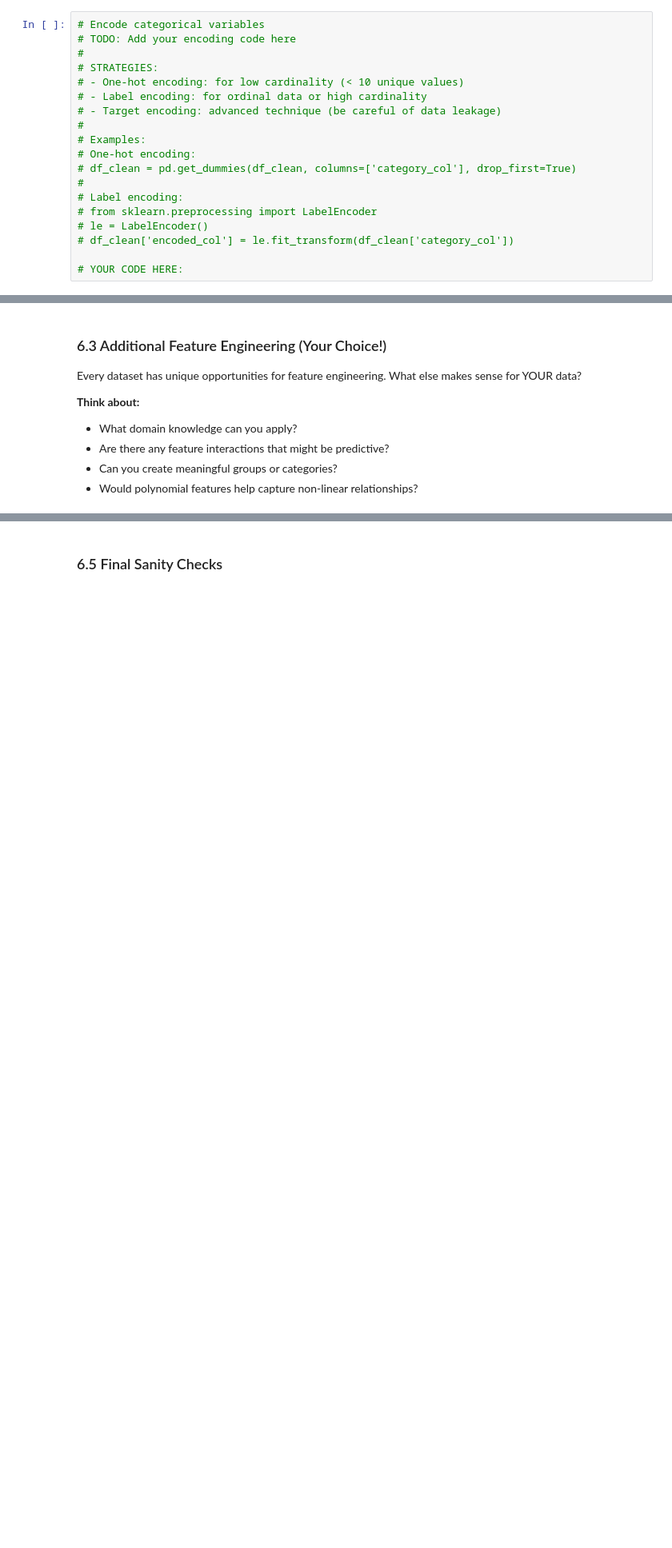
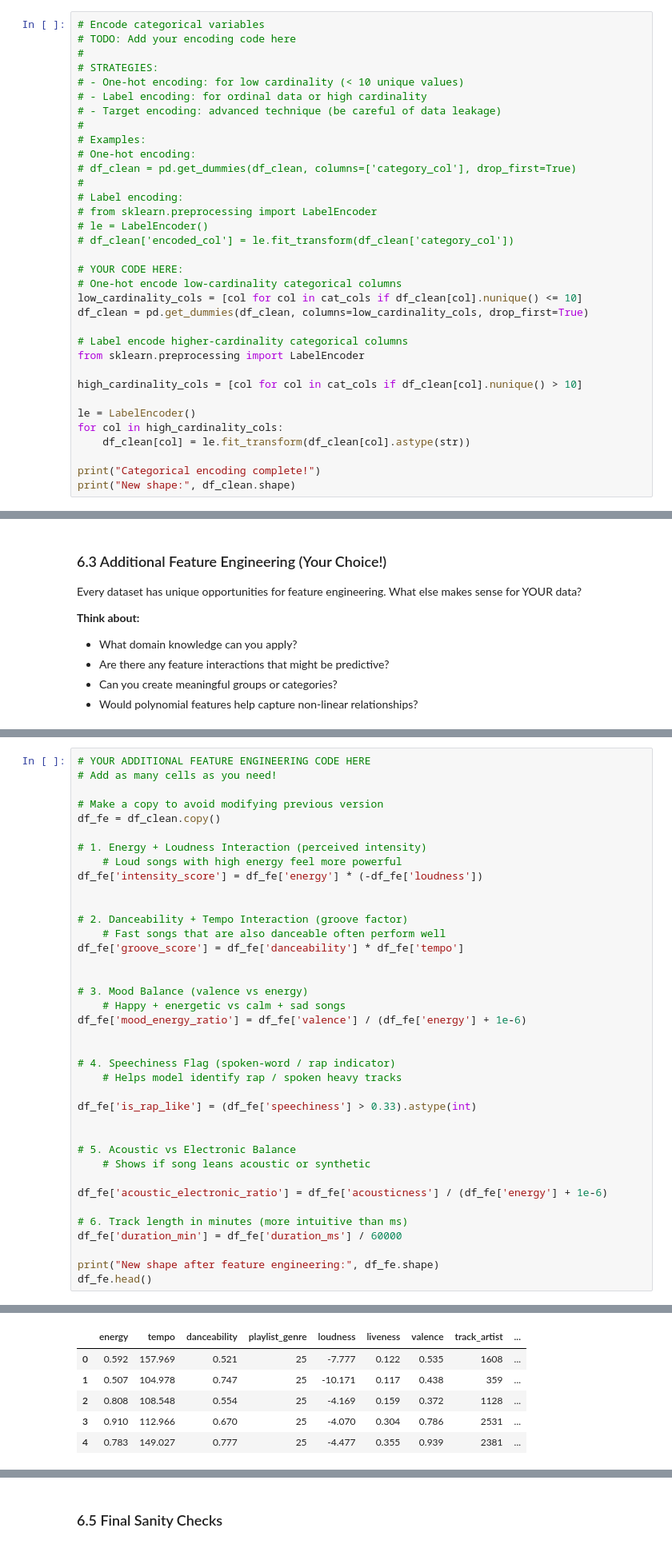
Before and after one commit to fsa-aiml-2511/individual-capstone-JahbraeCreations, a Jupyter notebook: notebooks/01_problem_statement_and_eda.ipynb, the cells around one changed output, grey strips where cells are left out. Shown at 80% size. Cells and saved outputs as stored; diff of their text form; blank space fills up the shorter version.

```diff
--- a/notebooks/01_problem_statement_and_eda.ipynb
+++ b/notebooks/01_problem_statement_and_eda.ipynb
@@ -941,3 +1457,18 @@ Think about what would help YOUR specific prediction problem!
 # df_clean['encoded_col'] = le.fit_transform(df_clean['category_col'])
 
 # YOUR CODE HERE:
+# One-hot encode low-cardinality categorical columns
+low_cardinality_cols = [col for col in cat_cols if df_clean[col].nunique() <= 10]
+df_clean = pd.get_dummies(df_clean, columns=low_cardinality_cols, drop_first=True)
+
+# Label encode higher-cardinality categorical columns
+from sklearn.preprocessing import LabelEncoder
+
+high_cardinality_cols = [col for col in cat_cols if df_clean[col].nunique() > 10]
+
+le = LabelEncoder()
+for col in high_cardinality_cols:
+    df_clean[col] = le.fit_transform(df_clean[col].astype(str))
+
+print("Categorical encoding complete!")
+print("New shape:", df_clean.shape)
@@ -964,0 +1499,39 @@ Every dataset has unique opportunities for feature engineering. What else makes
+# %%
+# YOUR ADDITIONAL FEATURE ENGINEERING CODE HERE
+# Add as many cells as you need!
+
+# Make a copy to avoid modifying previous version
+df_fe = df_clean.copy()
+
+# 1. Energy + Loudness Interaction (perceived intensity)
+    # Loud songs with high energy feel more powerful
+df_fe['intensity_score'] = df_fe['energy'] * (-df_fe['loudness'])
+
+
+# 2. Danceability + Tempo Interaction (groove factor)
+    # Fast songs that are also danceable often perform well
+df_fe['groove_score'] = df_fe['danceability'] * df_fe['tempo']
+
+
+# 3. Mood Balance (valence vs energy)
+    # Happy + energetic vs calm + sad songs
+df_fe['mood_energy_ratio'] = df_fe['valence'] / (df_fe['energy'] + 1e-6)
+
+
+# 4. Speechiness Flag (spoken-word / rap indicator)
+    # Helps model identify rap / spoken heavy tracks
+
+df_fe['is_rap_like'] = (df_fe['speechiness'] > 0.33).astype(int)
+
+
+# 5. Acoustic vs Electronic Balance
+    # Shows if song leans acoustic or synthetic
+
+df_fe['acoustic_electronic_ratio'] = df_fe['acousticness'] / (df_fe['energy'] + 1e-6)
+
+# 6. Track length in minutes (more intuitive than ms)
+df_fe['duration_min'] = df_fe['duration_ms'] / 60000
+
+print("New shape after feature engineering:", df_fe.shape)
+df_fe.head()
+# %% [output]
@@ -964,0 +1539,6 @@ Every dataset has unique opportunities for feature engineering. What else makes
+|  | energy | tempo | danceability | playlist_genre | loudness | liveness | valence | track_artist | ... |
+| 0 | 0.592 | 157.969 | 0.521 | 25 | -7.777 | 0.122 | 0.535 | 1608 | ... |
+| 1 | 0.507 | 104.978 | 0.747 | 25 | -10.171 | 0.117 | 0.438 | 359 | ... |
+| 2 | 0.808 | 108.548 | 0.554 | 25 | -4.169 | 0.159 | 0.372 | 1128 | ... |
+| 3 | 0.910 | 112.966 | 0.670 | 25 | -4.070 | 0.304 | 0.786 | 2531 | ... |
+| 4 | 0.783 | 149.027 | 0.777 | 25 | -4.477 | 0.355 | 0.939 | 2381 | ... |
```
Also changed, not shown: parts of 58 cells of this notebook.
